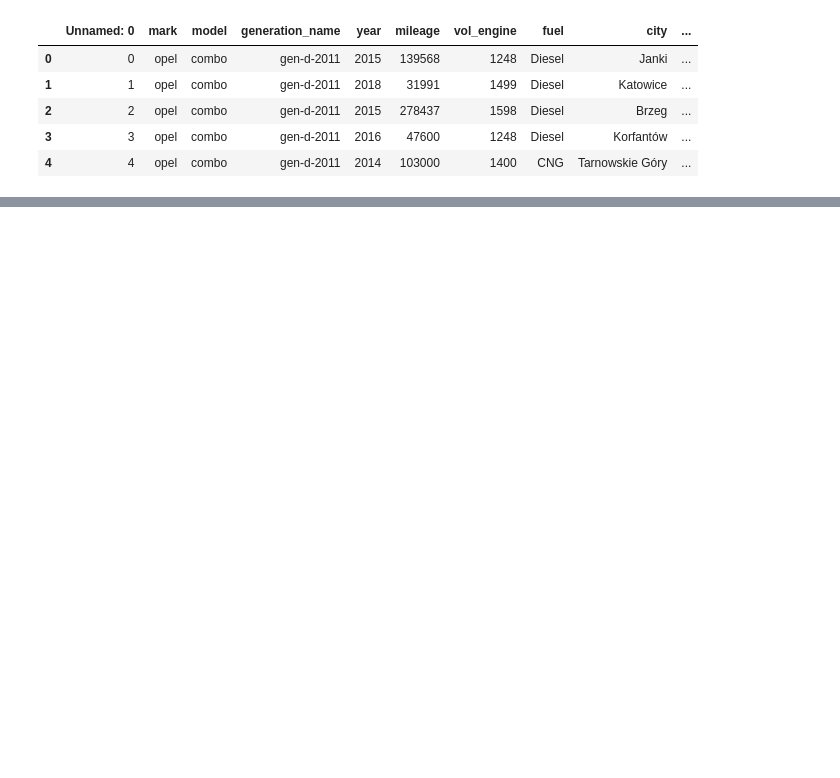
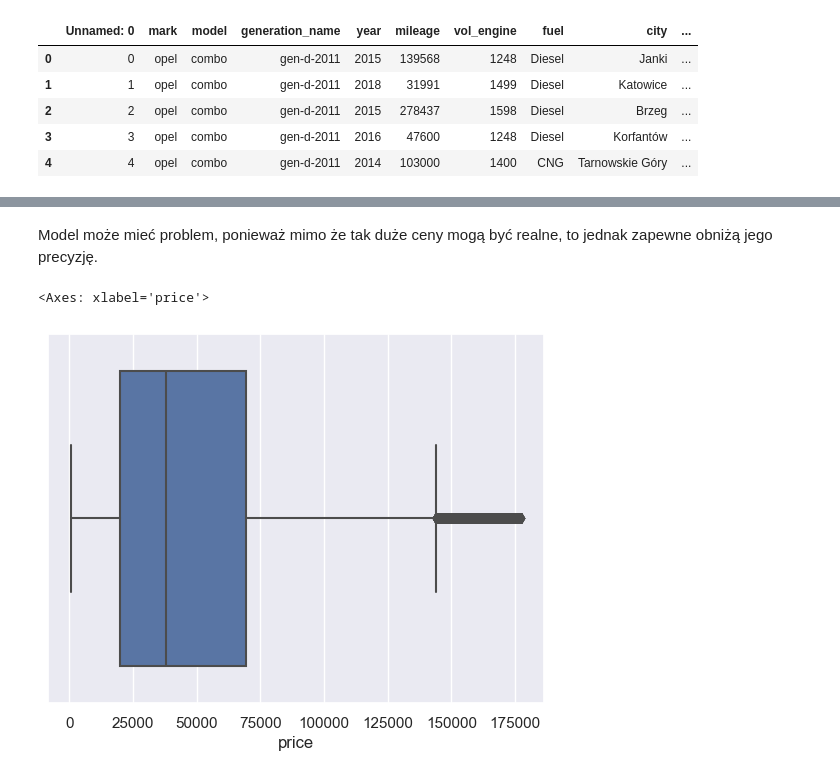
Before and after one commit to adamsiedlecki/ASI_projekt, a Jupyter notebook: analiza_danych.ipynb, the cells around one changed output, grey strips where cells are left out. Cells and saved outputs as stored; diff of their text form; code cells hidden in the pictures; blank space fills up the shorter version.

```diff
--- a/analiza_danych.ipynb
+++ b/analiza_danych.ipynb
@@ -66,0 +95,15 @@ dtype: int64
+# %% [markdown]
+Model może mieć problem, ponieważ mimo że tak duże ceny mogą być realne, to jednak zapewne obniżą jego precyzję.
+# %%
+def usunOutliery(pole):
+    Q1 = df[pole].quantile(0.25)
+    Q3 = df[pole].quantile(0.75)
+    IQR = Q3 - Q1
+    return df[(df[pole] >= Q1 - 1.5 * IQR) & (df[pole] <= Q3 + 1.5 * IQR)] # usuwanie outlierów price
+
+df_bez_outlierow_price = usunOutliery('price')
+
+sns.boxplot(x=df_bez_outlierow_price['price'])
+# %% [output]
+<Axes: xlabel='price'>
+[figure, added]
```
Also changed, not shown: parts of 21 cells of this notebook, 1 other file.
